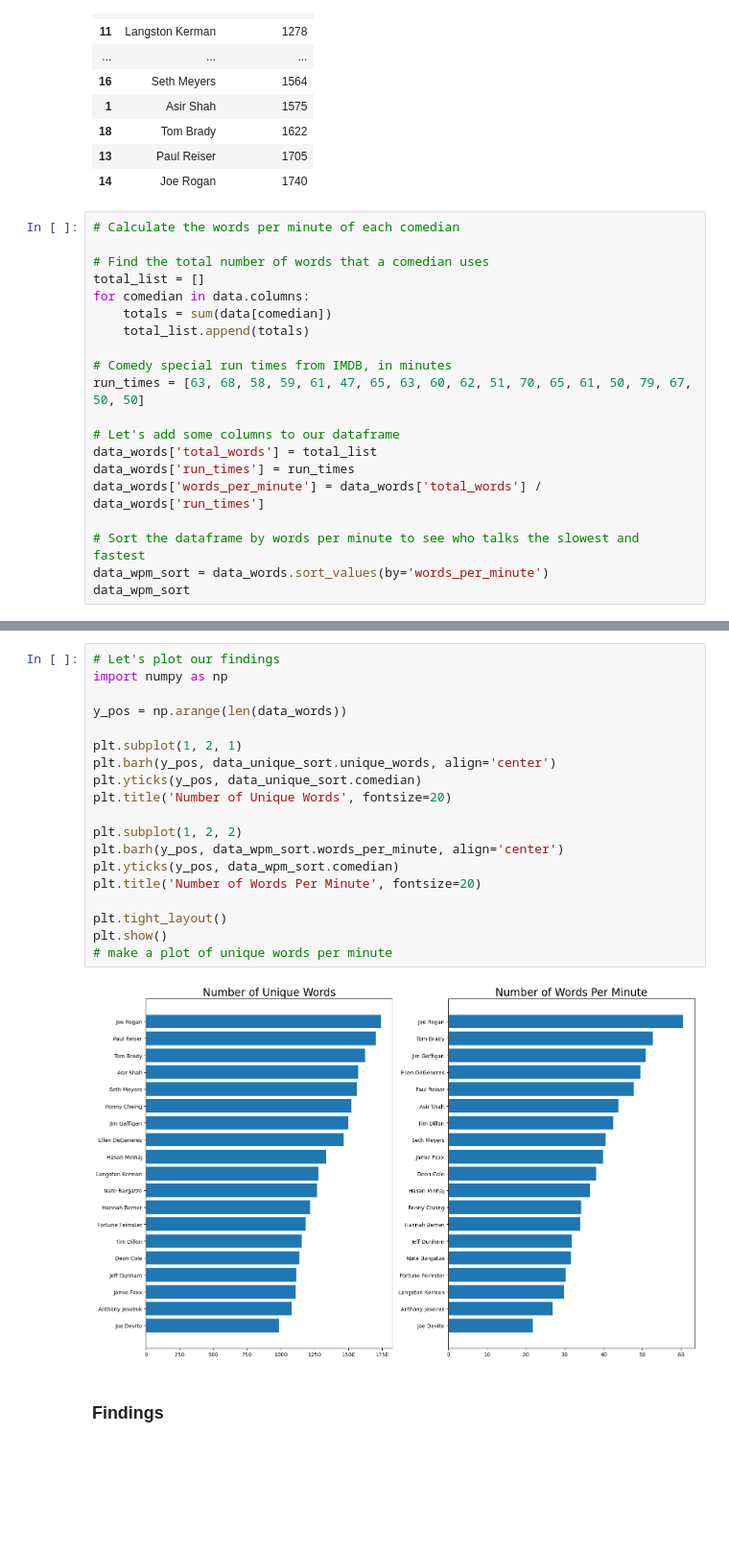
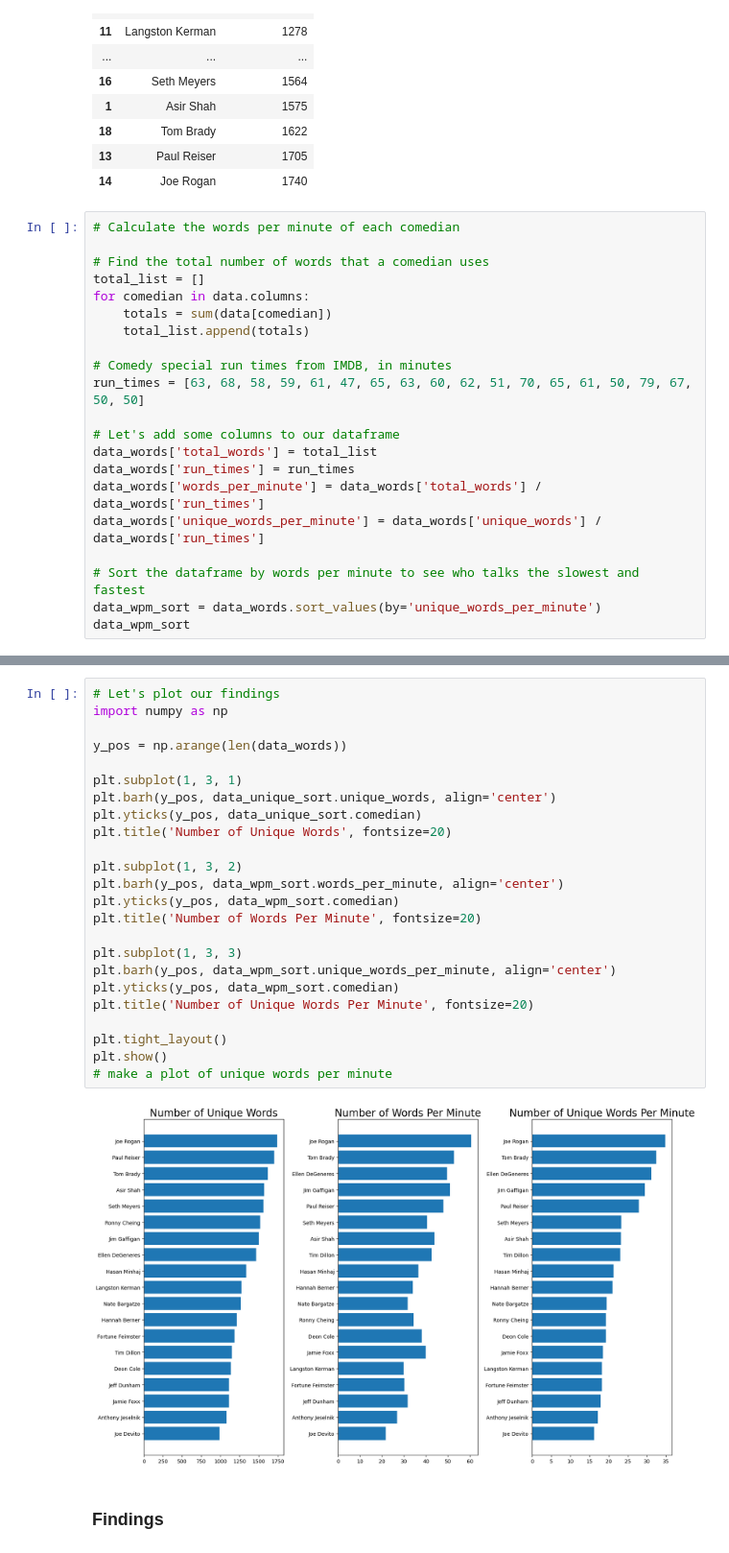
Before and after one commit to agamduggal/DataScienceAppl_NLP, a Jupyter notebook: NLP_in_Python_3_Exploratory_Data_Analysis.ipynb, the cells around one changed output, grey strips where cells are left out. Shown at 96% size. Cells and saved outputs as stored; diff of their text form; blank space fills up the shorter version.

```diff
--- a/NLP_in_Python_3_Exploratory_Data_Analysis.ipynb
+++ b/NLP_in_Python_3_Exploratory_Data_Analysis.ipynb
@@ -297,8 +297,9 @@ run_times = [63, 68, 58, 59, 61, 47, 65, 63, 60, 62, 51, 70, 65, 61, 50, 79, 67,
 data_words['total_words'] = total_list
 data_words['run_times'] = run_times
 data_words['words_per_minute'] = data_words['total_words'] / data_words['run_times']
+data_words['unique_words_per_minute'] = data_words['unique_words'] / data_words['run_times']
 
 # Sort the dataframe by words per minute to see who talks the slowest and fastest
-data_wpm_sort = data_words.sort_values(by='words_per_minute')
+data_wpm_sort = data_words.sort_values(by='unique_words_per_minute')
 data_wpm_sort
 # %% [output]
@@ -322,24 +323,29 @@ data_wpm_sort
 # %%
 # Let's plot our findings
 import numpy as np
 
 y_pos = np.arange(len(data_words))
 
-plt.subplot(1, 2, 1)
+plt.subplot(1, 3, 1)
 plt.barh(y_pos, data_unique_sort.unique_words, align='center')
 plt.yticks(y_pos, data_unique_sort.comedian)
 plt.title('Number of Unique Words', fontsize=20)
 
-plt.subplot(1, 2, 2)
+plt.subplot(1, 3, 2)
 plt.barh(y_pos, data_wpm_sort.words_per_minute, align='center')
 plt.yticks(y_pos, data_wpm_sort.comedian)
 plt.title('Number of Words Per Minute', fontsize=20)
 
+plt.subplot(1, 3, 3)
+plt.barh(y_pos, data_wpm_sort.unique_words_per_minute, align='center')
+plt.yticks(y_pos, data_wpm_sort.comedian)
+plt.title('Number of Unique Words Per Minute', fontsize=20)
+
 plt.tight_layout()
 plt.show()
 # make a plot of unique words per minute
 # %% [output]
-[figure, old version]
+[figure, new version]
 # %% [markdown]
 ### Findings
 # %% [markdown]
```
Also changed, not shown: parts of 11 cells of this notebook.
